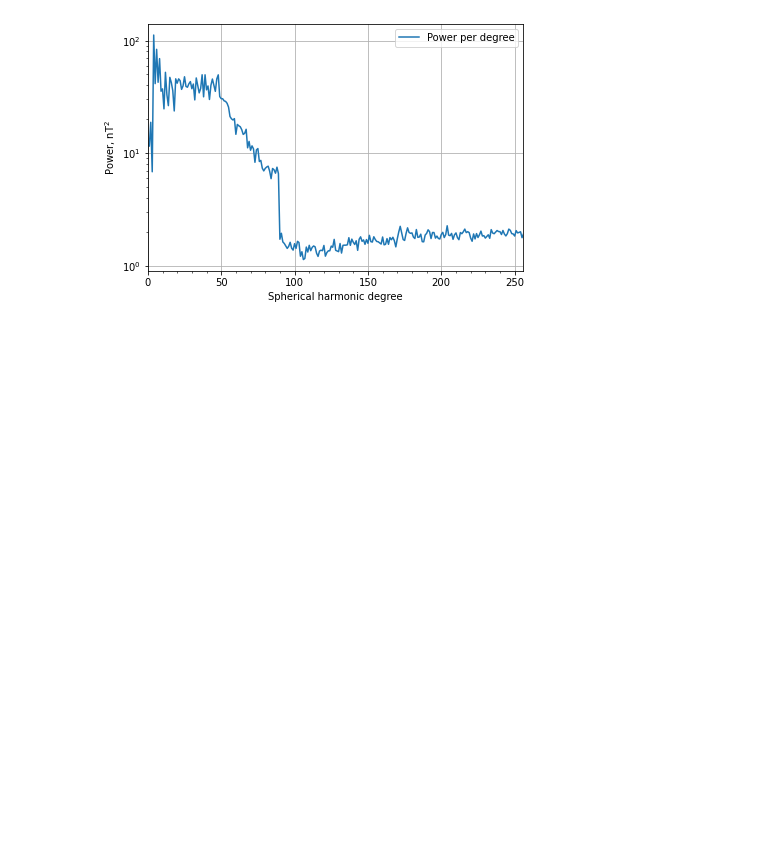
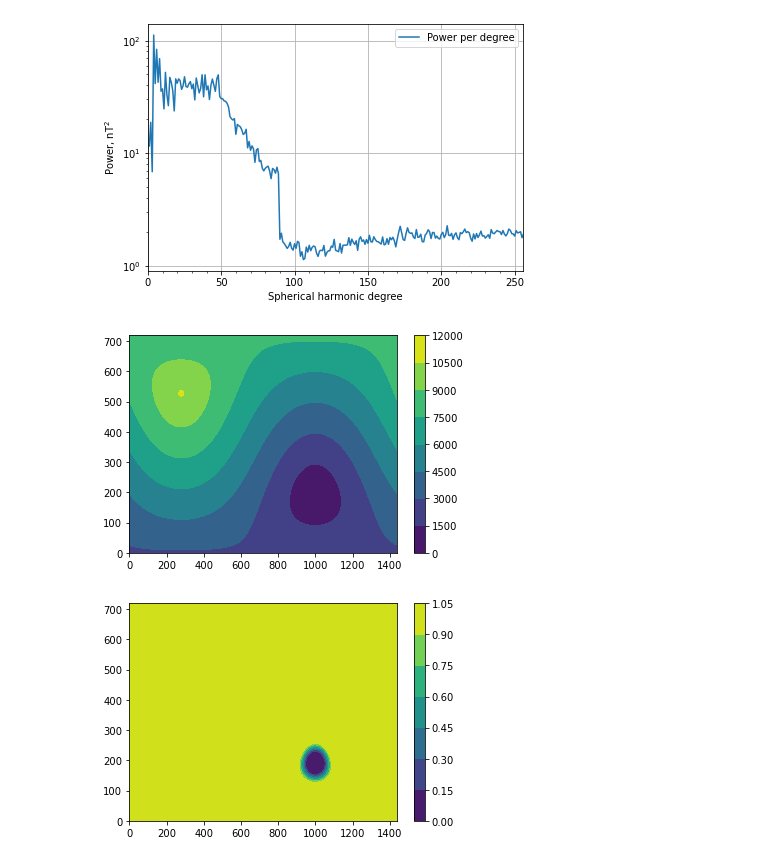
Before and after one commit to siwill22/mars, a Jupyter notebook: mars_vh0.ipynb, the cells around one changed output. Drawn from its saved outputs; the diff is of its cells as text; code cells hidden in the pictures; blank space fills up the shorter version.

```diff
--- a/mars_vh0.ipynb
+++ b/mars_vh0.ipynb
@@ -75,3 +75,25 @@ result.plot_spectrum()
  <AxesSubplot:xlabel='Spherical harmonic degree', ylabel='Power, nT$^2$'>)
 [figure]
 [figure]
+# %%
+HellasDistance = xr.open_dataarray('DistanceToHellasCentre.nc')
+
+plt.contourf(HellasDistance.data)
+plt.colorbar()
+plt.show()
+
+
+inner_limit = 500.
+outer_limit = 1000.
+
+ramping = HellasDistance.data.copy()
+ramping[ramping<inner_limit] = inner_limit
+ramping[ramping>outer_limit] = outer_limit
+ramping = (ramping-inner_limit)/(outer_limit-inner_limit)
+
+plt.contourf(ramping)
+plt.colorbar()
+plt.show()
+# %% [output]
+[figure, added]
+[figure, added]
```
Also changed, not shown: parts of 2 cells of this notebook.
